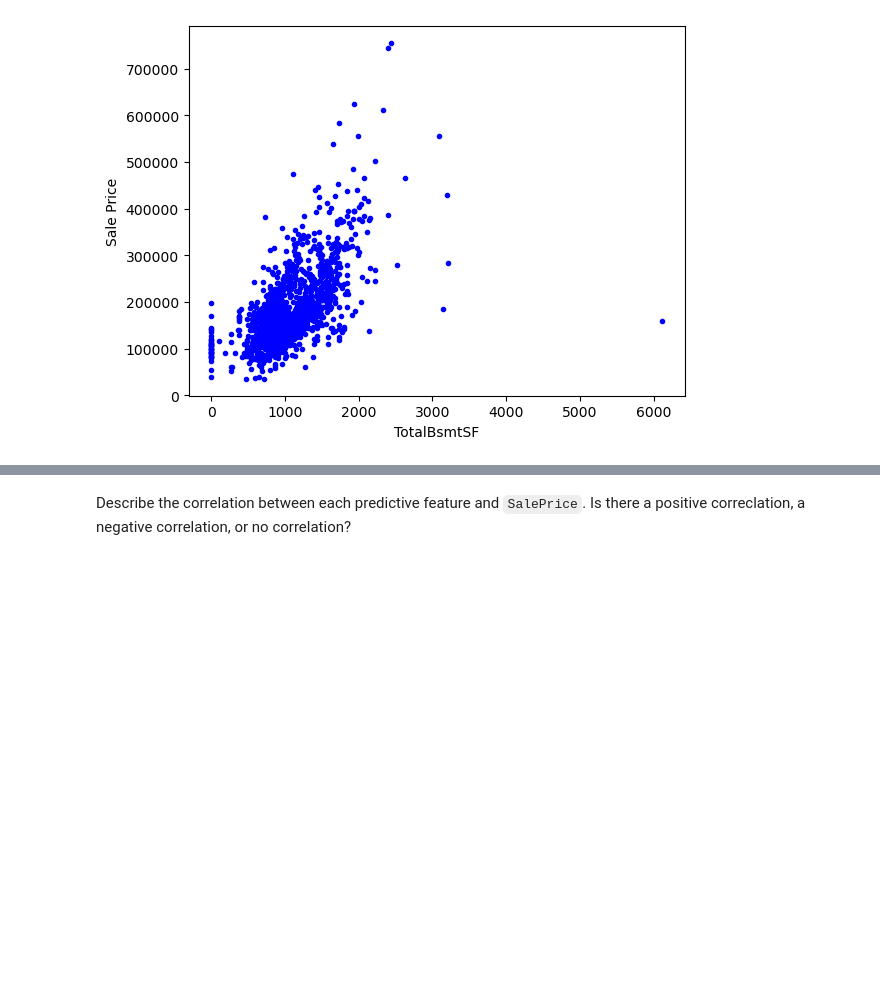
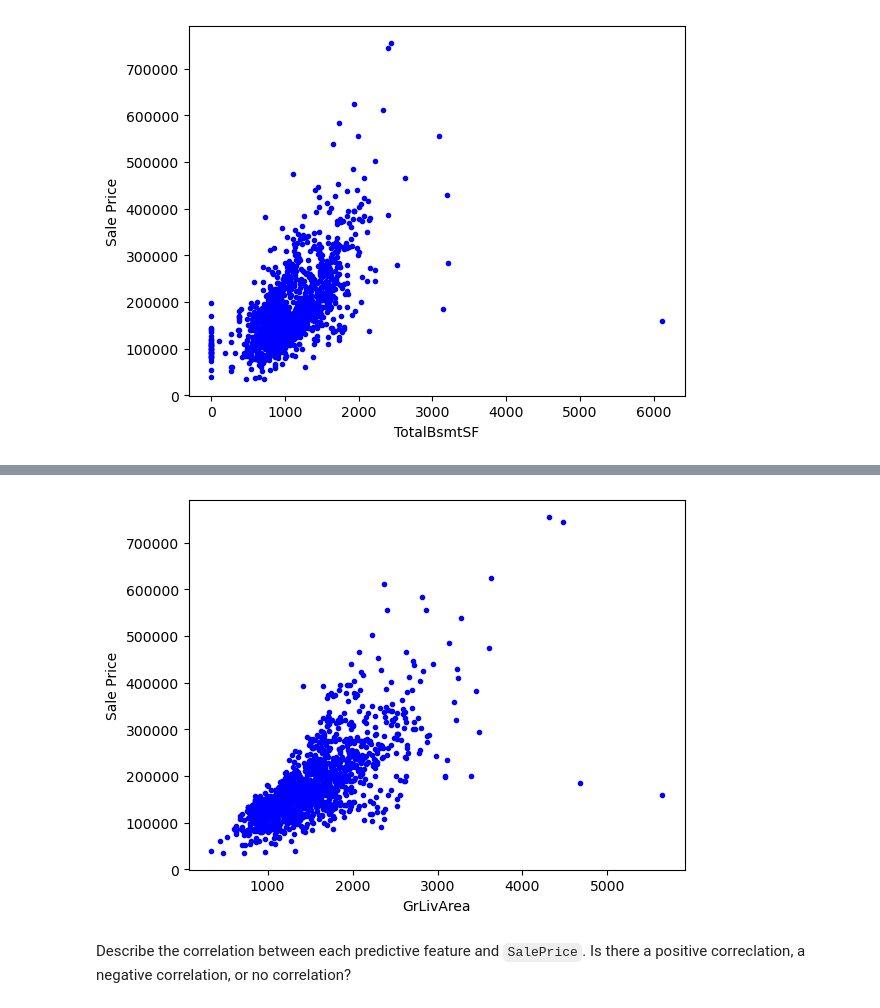
Before and after one commit to ch00226855/CMP464788Spring2023, a Jupyter notebook: Week07_HomePricesAnalysis.ipynb, the cells around one changed output, grey strips where cells are left out. Drawn from its saved outputs; the diff is of its cells as text; code cells hidden in the pictures; blank space fills up the shorter version.

```diff
--- a/Week07_HomePricesAnalysis.ipynb
+++ b/Week07_HomePricesAnalysis.ipynb
@@ -204,2 +232,7 @@ create_scatter_plot("TotalBsmtSF", data)
+# %%
+create_scatter_plot("GrLivArea", data)
+# There are two outliers
+# %% [output]
+[figure, added]
 # %% [markdown]
 Describe the correlation between each predictive feature and `SalePrice`. Is there a positive correclation, a negative correlation, or no correlation?
```
Also changed, not shown: parts of 11 cells of this notebook, 1 other file.
